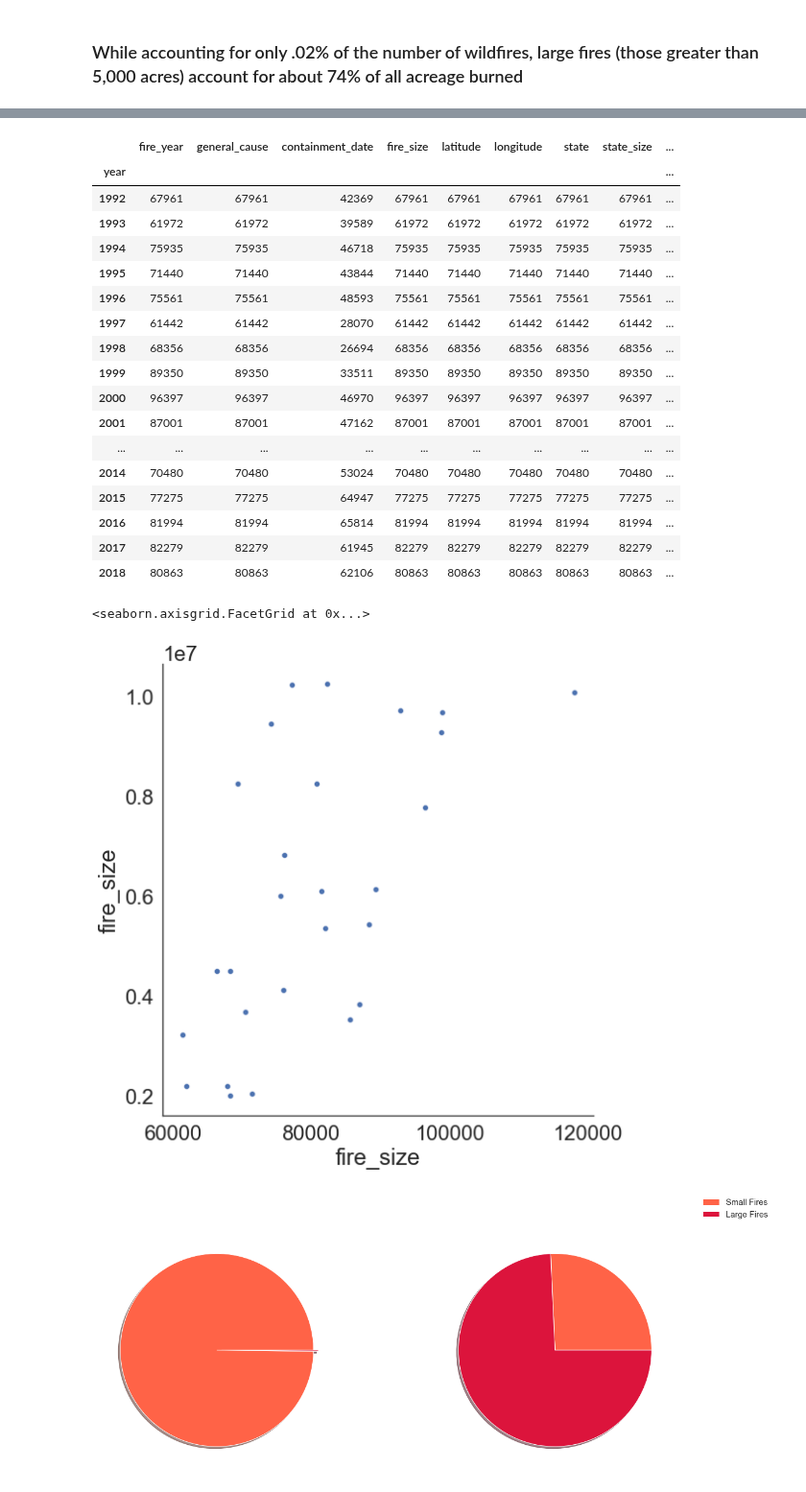
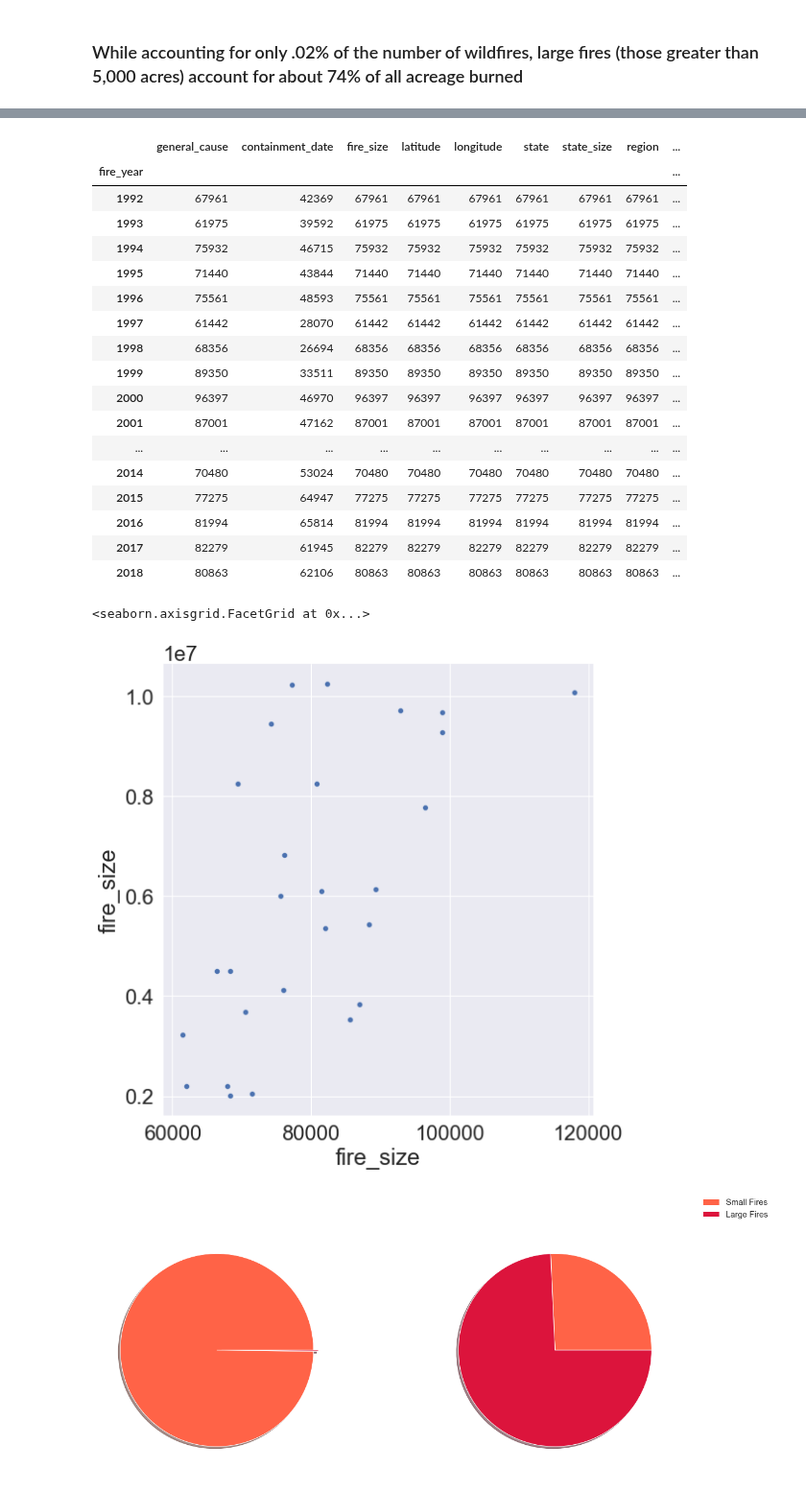
Before and after one commit to Dames-Researching-Flames/Sound-the-Alarm, a Jupyter notebook: Individual Works/lori_workbook-Copy1.ipynb, the cells around one changed output, grey strips where cells are left out. Shown at 96% size. Saved outputs shown, nothing was run; the diff lists cells and outputs as text; code cells hidden in the pictures.

```diff
--- a/Individual Works/lori_workbook-Copy1.ipynb
+++ b/Individual Works/lori_workbook-Copy1.ipynb
@@ -42,4 +42,4 @@ df.head(2)
 # %%
 # # create a year and month column
 # # df['year'] = df.index.year
-# df['month'] = df.index.month_name()
+df['month'] = df.index.month_name()
@@ -361,32 +283,32 @@ df.head()
 | 1992-01-01 | 1992 | Missing data/not specified/undete... | NaT | 8.00 | 41.734581 | -104.197502 | WY | ... |
 | 1992-01-01 | 1992 | Missing data/not specified/undete... | NaT | 7.00 | 41.734581 | -104.409698 | WY | ... |
 # %%
-df.groupby('year').count()
+df.groupby('fire_year').count()
 # %% [output]
-|  | fire_year | general_cause | containment_date | fire_size | latitude | longitude | state | state_size | ... |
-| year |  |  |  |  |  |  |  |  | ... |
-| 1992 | 67961 | 67961 | 42369 | 67961 | 67961 | 67961 | 67961 | 67961 | ... |
-| 1993 | 61972 | 61972 | 39589 | 61972 | 61972 | 61972 | 61972 | 61972 | ... |
-| 1994 | 75935 | 75935 | 46718 | 75935 | 75935 | 75935 | 75935 | 75935 | ... |
-| 1995 | 71440 | 71440 | 43844 | 71440 | 71440 | 71440 | 71440 | 71440 | ... |
-| 1996 | 75561 | 75561 | 48593 | 75561 | 75561 | 75561 | 75561 | 75561 | ... |
-| 1997 | 61442 | 61442 | 28070 | 61442 | 61442 | 61442 | 61442 | 61442 | ... |
-| 1998 | 68356 | 68356 | 26694 | 68356 | 68356 | 68356 | 68356 | 68356 | ... |
-| 1999 | 89350 | 89350 | 33511 | 89350 | 89350 | 89350 | 89350 | 89350 | ... |
-| 2000 | 96397 | 96397 | 46970 | 96397 | 96397 | 96397 | 96397 | 96397 | ... |
-| 2001 | 87001 | 87001 | 47162 | 87001 | 87001 | 87001 | 87001 | 87001 | ... |
+|  | general_cause | containment_date | fire_size | latitude | longitude | state | state_size | region | ... |
+| fire_year |  |  |  |  |  |  |  |  | ... |
+| 1992 | 67961 | 42369 | 67961 | 67961 | 67961 | 67961 | 67961 | 67961 | ... |
+| 1993 | 61975 | 39592 | 61975 | 61975 | 61975 | 61975 | 61975 | 61975 | ... |
+| 1994 | 75932 | 46715 | 75932 | 75932 | 75932 | 75932 | 75932 | 75932 | ... |
+| 1995 | 71440 | 43844 | 71440 | 71440 | 71440 | 71440 | 71440 | 71440 | ... |
+| 1996 | 75561 | 48593 | 75561 | 75561 | 75561 | 75561 | 75561 | 75561 | ... |
+| 1997 | 61442 | 28070 | 61442 | 61442 | 61442 | 61442 | 61442 | 61442 | ... |
+| 1998 | 68356 | 26694 | 68356 | 68356 | 68356 | 68356 | 68356 | 68356 | ... |
+| 1999 | 89350 | 33511 | 89350 | 89350 | 89350 | 89350 | 89350 | 89350 | ... |
+| 2000 | 96397 | 46970 | 96397 | 96397 | 96397 | 96397 | 96397 | 96397 | ... |
+| 2001 | 87001 | 47162 | 87001 | 87001 | 87001 | 87001 | 87001 | 87001 | ... |
 | ... | ... | ... | ... | ... | ... | ... | ... | ... | ... |
-| 2014 | 70480 | 70480 | 53024 | 70480 | 70480 | 70480 | 70480 | 70480 | ... |
-| 2015 | 77275 | 77275 | 64947 | 77275 | 77275 | 77275 | 77275 | 77275 | ... |
-| 2016 | 81994 | 81994 | 65814 | 81994 | 81994 | 81994 | 81994 | 81994 | ... |
-| 2017 | 82279 | 82279 | 61945 | 82279 | 82279 | 82279 | 82279 | 82279 | ... |
-| 2018 | 80863 | 80863 | 62106 | 80863 | 80863 | 80863 | 80863 | 80863 | ... |
+| 2014 | 70480 | 53024 | 70480 | 70480 | 70480 | 70480 | 70480 | 70480 | ... |
+| 2015 | 77275 | 64947 | 77275 | 77275 | 77275 | 77275 | 77275 | 77275 | ... |
+| 2016 | 81994 | 65814 | 81994 | 81994 | 81994 | 81994 | 81994 | 81994 | ... |
+| 2017 | 82279 | 61945 | 82279 | 82279 | 82279 | 82279 | 82279 | 82279 | ... |
+| 2018 | 80863 | 62106 | 80863 | 80863 | 80863 | 80863 | 80863 | 80863 | ... |
 # %%
 # plot trend of fire count by year
-sns.relplot(x=df.groupby('year').fire_size.count(), y=df.groupby('year').fire_size.sum(), data=df, height=8, markers='x')
+sns.relplot(x=df.groupby('fire_year').fire_size.count(), y=df.groupby('fire_year').fire_size.sum(), data=df, height=8, markers='x')
 # %% [output]
 <seaborn.axisgrid.FacetGrid at 0x...>
-[figure, old version]
+[figure, new version]
 # %%
 labels=['Small Fires', 'Large Fires']
 colors = ['tomato', 'crimson']
```
Also changed, not shown: parts of 106 cells of this notebook, 1 other file.
